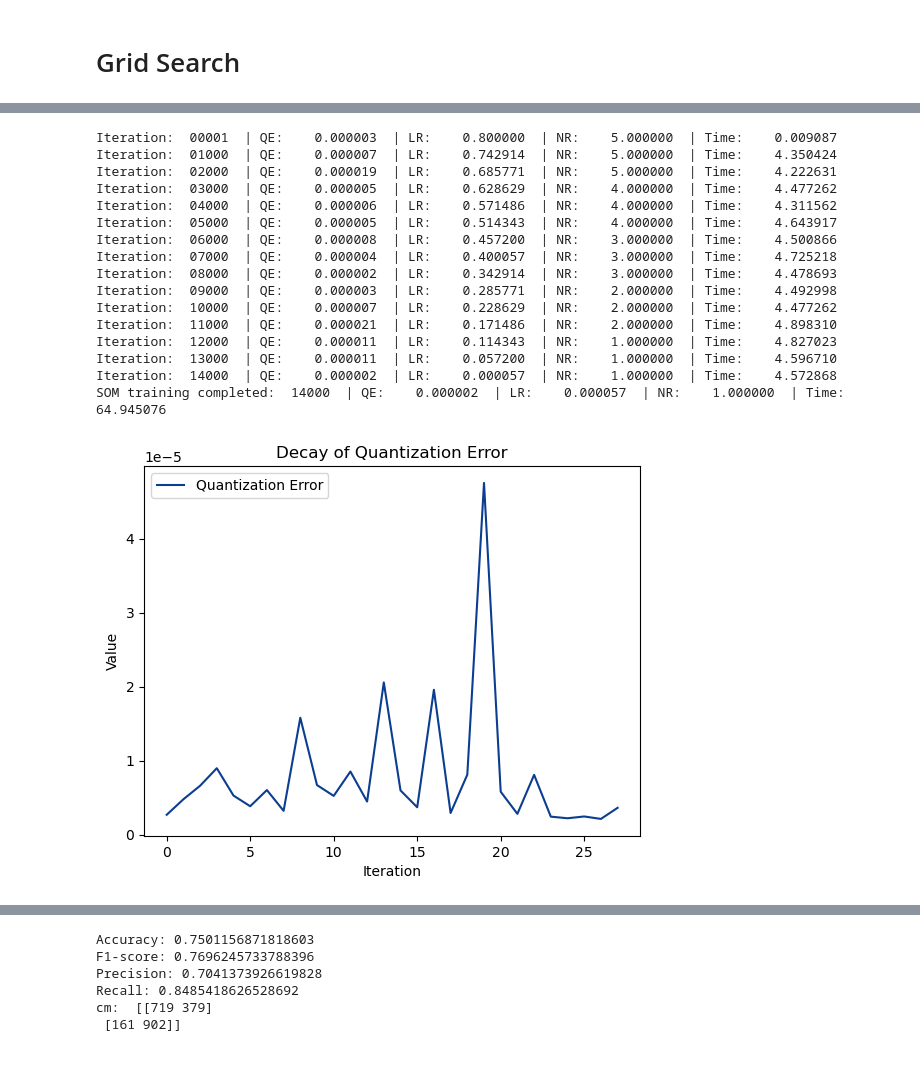
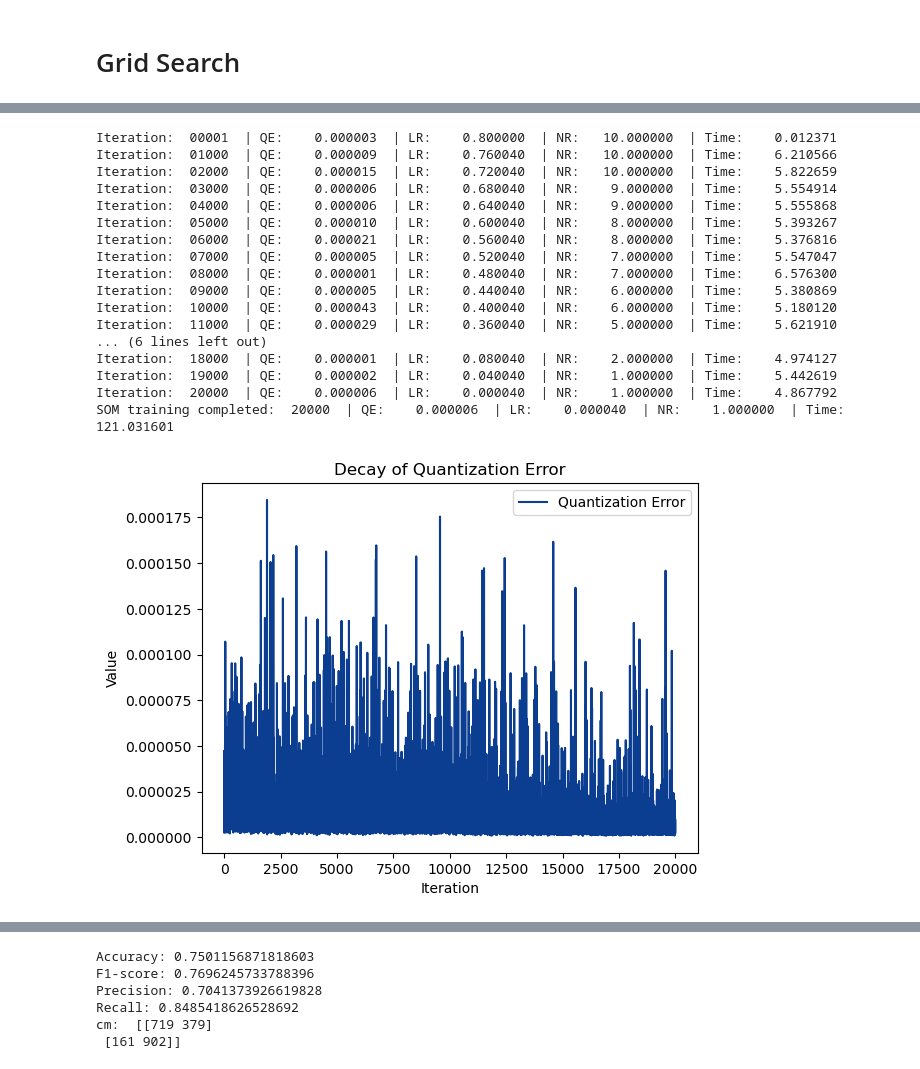
Before and after one commit to Attilio-Di-Vicino/ExoNet, a Jupyter notebook: unsupervised_learning/02_kt_som_bal.ipynb, the cells around one changed output, grey strips where cells are left out. Cells and saved outputs as stored; diff of their text form; code cells hidden in the pictures.

```diff
--- a/unsupervised_learning/02_kt_som_bal.ipynb
+++ b/unsupervised_learning/02_kt_som_bal.ipynb
@@ -100,28 +100,28 @@ Number of features:  17
 # %%
 param_grid = {
     'W': [None],
-    'max_iter': [14000],
-    'num_rows': [20],
-    'num_cols': [20],
+    'max_iter': [10000],
+    'num_rows': [15, 20, 30],
+    'num_cols': [15, 20, 30],
     'max_learning_rate': [0.8],
-    'max_distance': [6, 10],
+    'max_distance': [10],
     'distance_bmu': [DistanceMetrics.euclidean_distance, DistanceMetrics.manhattan_distance],
     'distance_nr': [DistanceMetrics.euclidean_distance, DistanceMetrics.manhattan_distance],
-    'W_PLANET': [0.9, 1],
-    'W_FALSE_PLANET': [1, 1.1],
-    'K': [3, 5, 7, 11]
+    'W_PLANET': [1],
+    'W_FALSE_PLANET': [1],
+    'K': [7, 11]
 }
 # %%
-grid_search = SOMGridSearch(param_grid=param_grid, n_jobs=-1)
+grid_search = SOMGridSearch(param_grid=param_grid, n_jobs=4)
 best_param, best_score = grid_search.fit(X_train, y_train, X_test, y_test)
 
 print("Best param:", best_param)
 print("Best accuracy:", best_score)
 #################################################################################
-# Best param: {'W': None, 'max_iter': 14000, 'num_rows': 20, 'num_cols': 20,
-# 'max_learning_rate': 0.8, 'max_distance': 6,
-# 'distance_bmu': <function DistanceMetrics.euclidean_distance at 0x2b73046478b0>,
-# 'distance_nr': <function DistanceMetrics.manhattan_distance at 0x2b7304647940>,
-# 'W_PLANET': 0.9, 'W_FALSE_PLANET': 1, 'K': 11}
-# Best accuracy: 0.7662817551963048
+# Best param: {'W': None, 'max_iter': 10000, 'num_rows': 15, 'num_cols': 30,
+# 'max_learning_rate': 0.8, 'max_distance': 10,
+# 'distance_bmu': <function DistanceMetrics.euclidean_distance at 0x7f3085ffeca0>,
+# 'distance_nr': <function DistanceMetrics.euclidean_distance at 0x7f3085ffeca0>,
+# 'W_PLANET': 1, 'W_FALSE_PLANET': 1, 'K': 7}
+# Best accuracy: 0.7653863951874132
 # %% [output]
@@ -157,7 +157,7 @@ Best accuracy: 0.7662817551963048
 # best_param['K'] = 5
 # %%
 W = best_param['W']
-max_iter = best_param['max_iter']
+max_iter = 20000 # best_param['max_iter']
 num_rows = best_param['num_rows']
 num_cols = best_param['num_cols']
 max_learning_rate = best_param['max_learning_rate']
@@ -171,36 +171,37 @@ K = best_param['K']
 som = SimpleSOM(X_train=X_train, y_train=y_train, W=None, max_iter=max_iter,
                 num_rows=num_rows, num_cols=num_cols, max_learning_rate=max_learning_rate,
                 max_distance=max_distance, distance_bmu=distance_bmu, distance_nr=distance_nr,
-                W_PLANET=w_planet, W_FALSE_PLANET=w_false_planet, K=K, n_jobs=-1)
+                W_PLANET=w_planet, W_FALSE_PLANET=w_false_planet, K=K, n_jobs=4)
 params = som.fit(X_data=X_train, verbose=2)
 # %% [output]
-Iteration:  00001  | QE:    0.000003  | LR:    0.800000  | NR:    5.000000  | Time:    0.009087
-Iteration:  01000  | QE:    0.000007  | LR:    0.742914  | NR:    5.000000  | Time:    4.350424
-Iteration:  02000  | QE:    0.000019  | LR:    0.685771  | NR:    5.000000  | Time:    4.222631
-Iteration:  03000  | QE:    0.000005  | LR:    0.628629  | NR:    4.000000  | Time:    4.477262
-Iteration:  04000  | QE:    0.000006  | LR:    0.571486  | NR:    4.000000  | Time:    4.311562
-Iteration:  05000  | QE:    0.000005  | LR:    0.514343  | NR:    4.000000  | Time:    4.643917
-Iteration:  06000  | QE:    0.000008  | LR:    0.457200  | NR:    3.000000  | Time:    4.500866
-Iteration:  07000  | QE:    0.000004  | LR:    0.400057  | NR:    3.000000  | Time:    4.725218
-Iteration:  08000  | QE:    0.000002  | LR:    0.342914  | NR:    3.000000  | Time:    4.478693
-Iteration:  09000  | QE:    0.000003  | LR:    0.285771  | NR:    2.000000  | Time:    4.492998
-Iteration:  10000  | QE:    0.000007  | LR:    0.228629  | NR:    2.000000  | Time:    4.477262
-Iteration:  11000  | QE:    0.000021  | LR:    0.171486  | NR:    2.000000  | Time:    4.898310
-Iteration:  12000  | QE:    0.000011  | LR:    0.114343  | NR:    1.000000  | Time:    4.827023
-Iteration:  13000  | QE:    0.000011  | LR:    0.057200  | NR:    1.000000  | Time:    4.596710
-Iteration:  14000  | QE:    0.000002  | LR:    0.000057  | NR:    1.000000  | Time:    4.572868
-SOM training completed:  14000  | QE:    0.000002  | LR:    0.000057  | NR:    1.000000  | Time:   64.945076
+Iteration:  00001  | QE:    0.000003  | LR:    0.800000  | NR:   10.000000  | Time:    0.012371
+Iteration:  01000  | QE:    0.000009  | LR:    0.760040  | NR:   10.000000  | Time:    6.210566
+Iteration:  02000  | QE:    0.000015  | LR:    0.720040  | NR:   10.000000  | Time:    5.822659
+Iteration:  03000  | QE:    0.000006  | LR:    0.680040  | NR:    9.000000  | Time:    5.554914
+Iteration:  04000  | QE:    0.000006  | LR:    0.640040  | NR:    9.000000  | Time:    5.555868
+Iteration:  05000  | QE:    0.000010  | LR:    0.600040  | NR:    8.000000  | Time:    5.393267
+Iteration:  06000  | QE:    0.000021  | LR:    0.560040  | NR:    8.000000  | Time:    5.376816
+Iteration:  07000  | QE:    0.000005  | LR:    0.520040  | NR:    7.000000  | Time:    5.547047
+Iteration:  08000  | QE:    0.000001  | LR:    0.480040  | NR:    7.000000  | Time:    6.576300
+Iteration:  09000  | QE:    0.000005  | LR:    0.440040  | NR:    6.000000  | Time:    5.380869
+Iteration:  10000  | QE:    0.000043  | LR:    0.400040  | NR:    6.000000  | Time:    5.180120
+Iteration:  11000  | QE:    0.000029  | LR:    0.360040  | NR:    5.000000  | Time:    5.621910
+... (6 lines left out)
+Iteration:  18000  | QE:    0.000001  | LR:    0.080040  | NR:    2.000000  | Time:    4.974127
+Iteration:  19000  | QE:    0.000002  | LR:    0.040040  | NR:    1.000000  | Time:    5.442619
+Iteration:  20000  | QE:    0.000006  | LR:    0.000040  | NR:    1.000000  | Time:    4.867792
+SOM training completed:  20000  | QE:    0.000006  | LR:    0.000040  | NR:    1.000000  | Time:  121.031601
 # %%
-REDUCE = 500
+REDUCE = 1
 plt.plot(range(max_iter//REDUCE), params['errors'][::REDUCE],
          label='Quantization Error', color=Color.SEA.value)
 plt.title('Decay of Quantization Error')
 plt.xlabel('Iteration')
 plt.ylabel('Value')
 plt.legend()
 plt.show()
 # %% [output]
-[figure, old version]
+[figure, new version]
 # %%
 plt.plot(range(max_iter), params['lr'], label='Learning Rate', color=Color.SUN.value)
 plt.title('Decay of Learning Rate')
```
Also changed, not shown: parts of 18 cells of this notebook, 2 other files.
